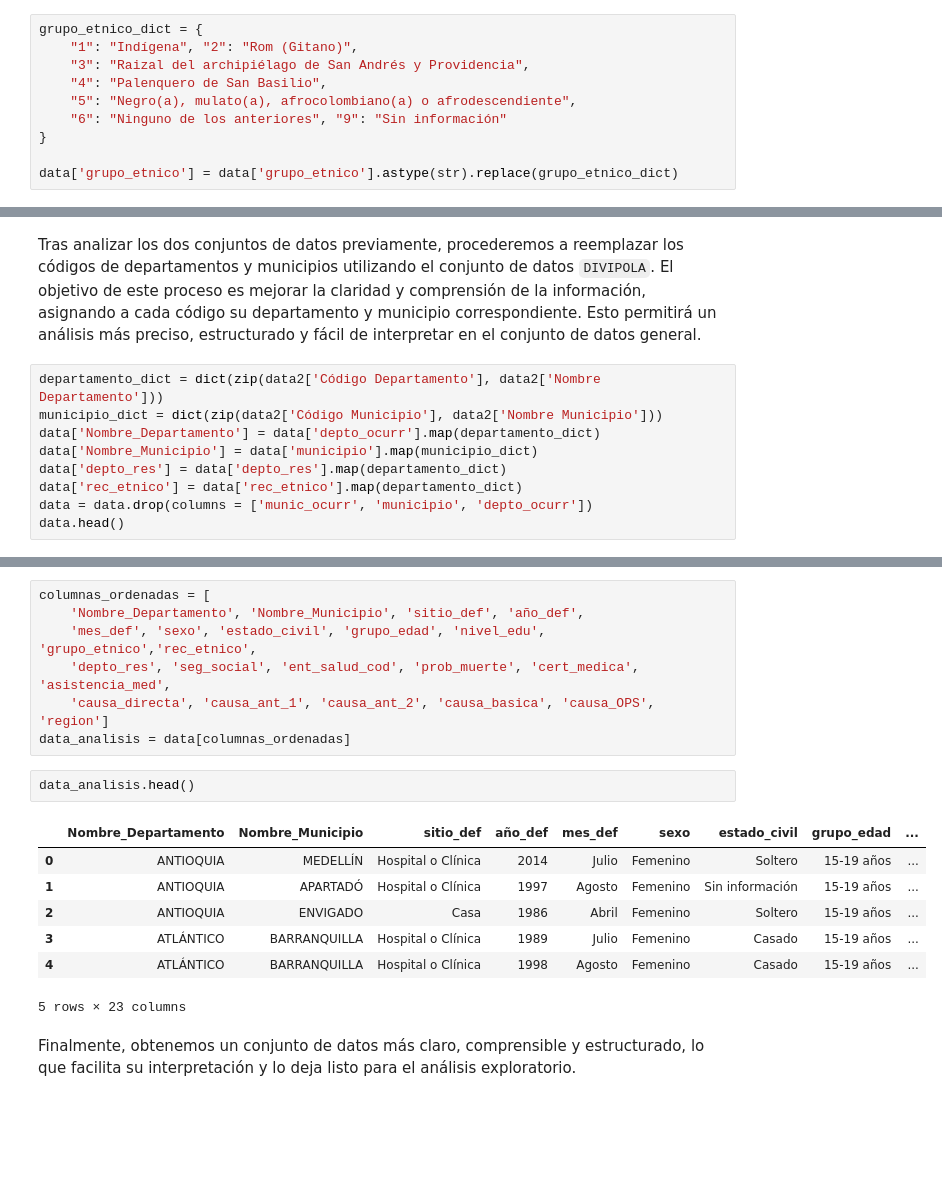
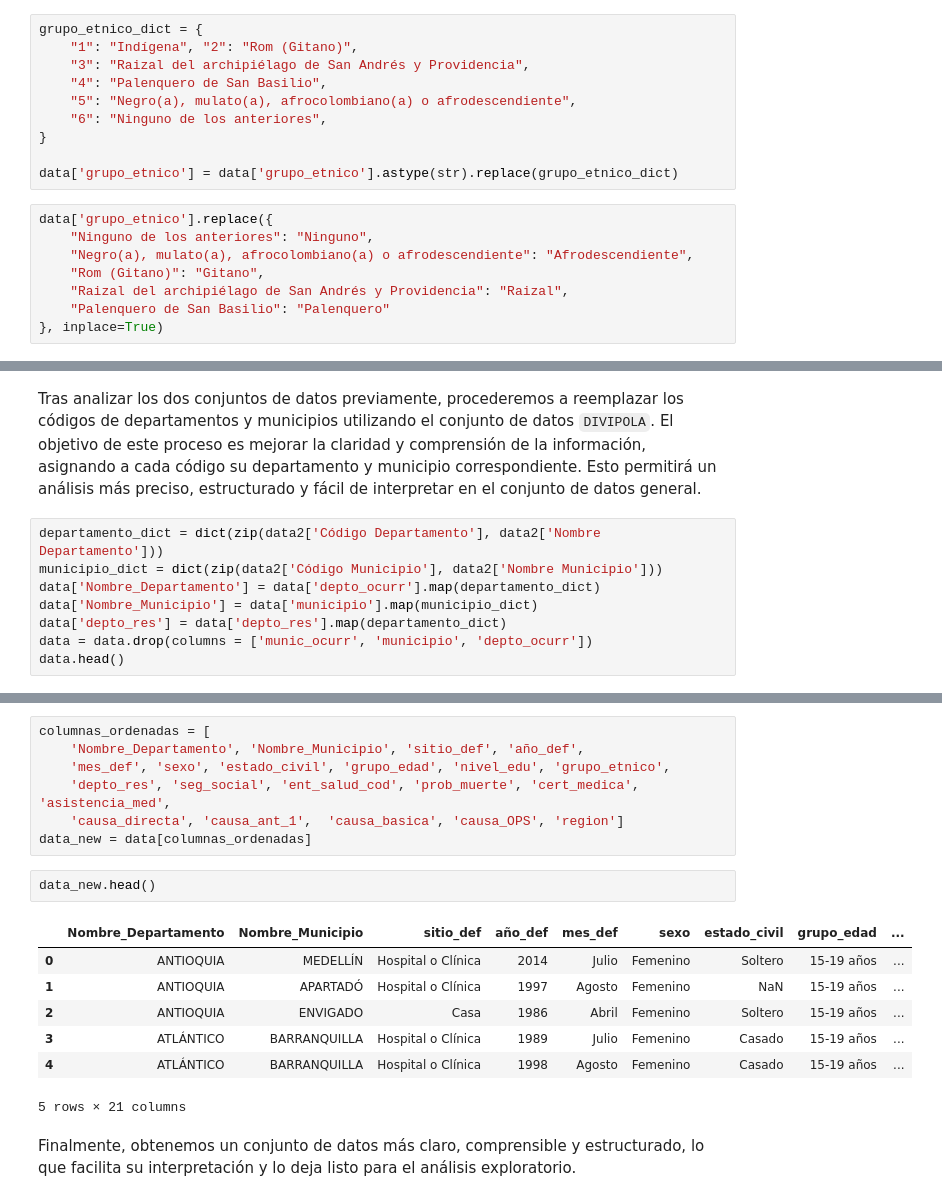
Before and after one commit to kmarcela11/ProyectoFinal_SeminarioInvestigativo, a Jupyter notebook: _sources/etl.ipynb, the cells around one changed output, grey strips where cells are left out. Cells and saved outputs as stored; diff of their text form; blank space fills up the shorter version.

```diff
--- a/_sources/etl.ipynb
+++ b/_sources/etl.ipynb
@@ -511,10 +473,18 @@ grupo_etnico_dict = {
     "3": "Raizal del archipiélago de San Andrés y Providencia",
     "4": "Palenquero de San Basilio",
     "5": "Negro(a), mulato(a), afrocolombiano(a) o afrodescendiente",
-    "6": "Ninguno de los anteriores", "9": "Sin información"
+    "6": "Ninguno de los anteriores",
 }
 
 data['grupo_etnico'] = data['grupo_etnico'].astype(str).replace(grupo_etnico_dict)
+# %%
+data['grupo_etnico'].replace({
+    "Ninguno de los anteriores": "Ninguno",
+    "Negro(a), mulato(a), afrocolombiano(a) o afrodescendiente": "Afrodescendiente",
+    "Rom (Gitano)": "Gitano",
+    "Raizal del archipiélago de San Andrés y Providencia": "Raizal",
+    "Palenquero de San Basilio": "Palenquero"
+}, inplace=True)
 # %% [markdown]
 #### **Variable: municipio de defunción**
 # %%
@@ -587,7 +557,6 @@ municipio_dict = dict(zip(data2['Código Municipio'], data2['Nombre Municipio'])
 data['Nombre_Departamento'] = data['depto_ocurr'].map(departamento_dict)
 data['Nombre_Municipio'] = data['municipio'].map(municipio_dict)
 data['depto_res'] = data['depto_res'].map(departamento_dict)
-data['rec_etnico'] = data['rec_etnico'].map(departamento_dict)
 data = data.drop(columns = ['munic_ocurr', 'municipio', 'depto_ocurr'])
 data.head()
 # %% [output]
@@ -621,20 +590,20 @@ memory usage: 8.3+ MB
 # %%
 columnas_ordenadas = [
     'Nombre_Departamento', 'Nombre_Municipio', 'sitio_def', 'año_def',
-    'mes_def', 'sexo', 'estado_civil', 'grupo_edad', 'nivel_edu', 'grupo_etnico','rec_etnico',
+    'mes_def', 'sexo', 'estado_civil', 'grupo_edad', 'nivel_edu', 'grupo_etnico',
     'depto_res', 'seg_social', 'ent_salud_cod', 'prob_muerte', 'cert_medica', 'asistencia_med',
-    'causa_directa', 'causa_ant_1', 'causa_ant_2', 'causa_basica', 'causa_OPS', 'region']
-data_analisis = data[columnas_ordenadas]
+    'causa_directa', 'causa_ant_1',  'causa_basica', 'causa_OPS', 'region']
+data_new = data[columnas_ordenadas]
 # %%
-data_analisis.head()
+data_new.head()
 # %% [output]
 |  | Nombre_Departamento | Nombre_Municipio | sitio_def | año_def | mes_def | sexo | estado_civil | grupo_edad | ... |
 | 0 | ANTIOQUIA | MEDELLÍN | Hospital o Clínica | 2014 | Julio | Femenino | Soltero | 15-19 años | ... |
-| 1 | ANTIOQUIA | APARTADÓ | Hospital o Clínica | 1997 | Agosto | Femenino | Sin información | 15-19 años | ... |
+| 1 | ANTIOQUIA | APARTADÓ | Hospital o Clínica | 1997 | Agosto | Femenino | NaN | 15-19 años | ... |
 | 2 | ANTIOQUIA | ENVIGADO | Casa | 1986 | Abril | Femenino | Soltero | 15-19 años | ... |
 | 3 | ATLÁNTICO | BARRANQUILLA | Hospital o Clínica | 1989 | Julio | Femenino | Casado | 15-19 años | ... |
 | 4 | ATLÁNTICO | BARRANQUILLA | Hospital o Clínica | 1998 | Agosto | Femenino | Casado | 15-19 años | ... |
-5 rows × 23 columns
+5 rows × 21 columns
 # %% [markdown]
 Finalmente, obtenemos un conjunto de datos más claro, comprensible y estructurado, lo que facilita su interpretación y lo deja listo para el análisis exploratorio.
 # %%
```
Also changed, not shown: parts of 34 cells of this notebook, 16 other files.
